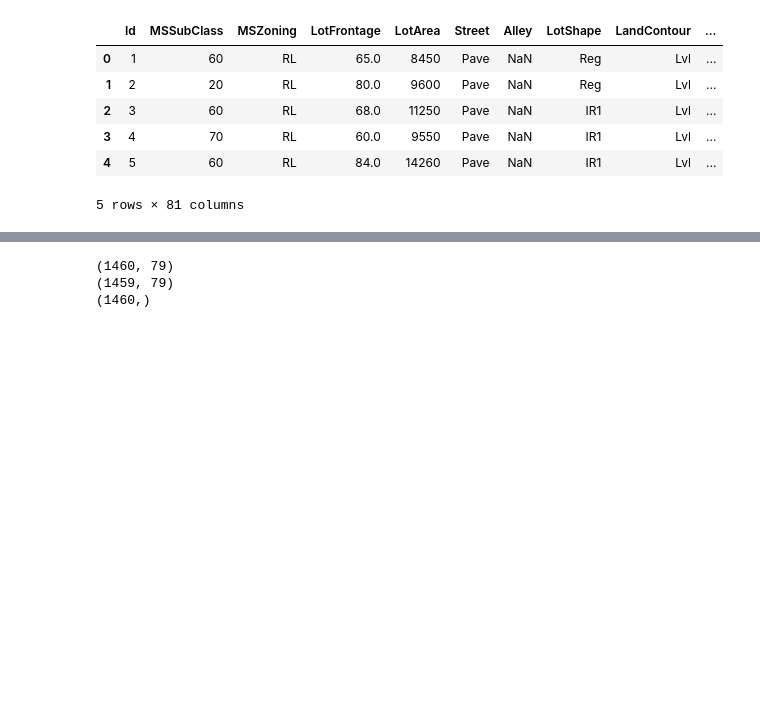
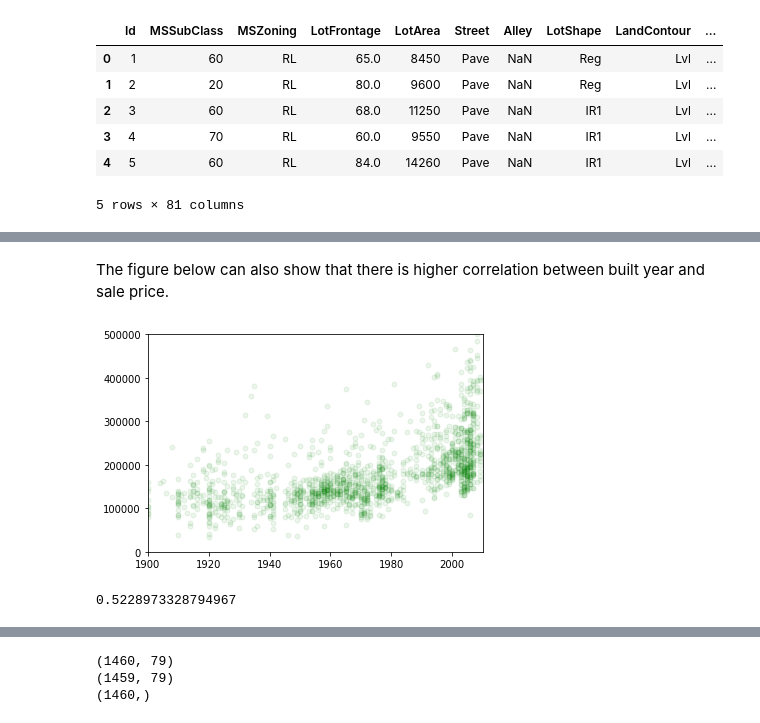
Before and after one commit to gtset164/Kaggle_HousePrices, a Jupyter notebook: house price.ipynb, the cells around one changed output, grey strips where cells are left out. Drawn from its saved outputs; the diff is of its cells as text; code cells hidden in the pictures; blank space fills up the shorter version.

```diff
--- a/house price.ipynb
+++ b/house price.ipynb
@@ -104,0 +161,19 @@ df_train.head()
+# %% [markdown]
+The figure below can also show that there is higher correlation between built year and sale price.
+# %%
+jitter = 150
+x = df_train['YearBuilt']
+y = df_train['SalePrice'] + np.random.uniform(-jitter, jitter, len(df_train))
+
+plt.plot(x, y, 'o', markersize=5, alpha=0.08, color = 'Green')
+plt.xlim(1900,2010)
+plt.ylim(0, 500000)
+
+plt.xlabel=('YearBuilt')
+plt.ylabel=('Sale Price')
+plt.show()
+
+print(corr.loc['YearBuilt', 'SalePrice'])
+# %% [output]
+[figure, added]
+0.5228973328794967
```
Also changed, not shown: parts of 42 cells of this notebook, 1 other file.
